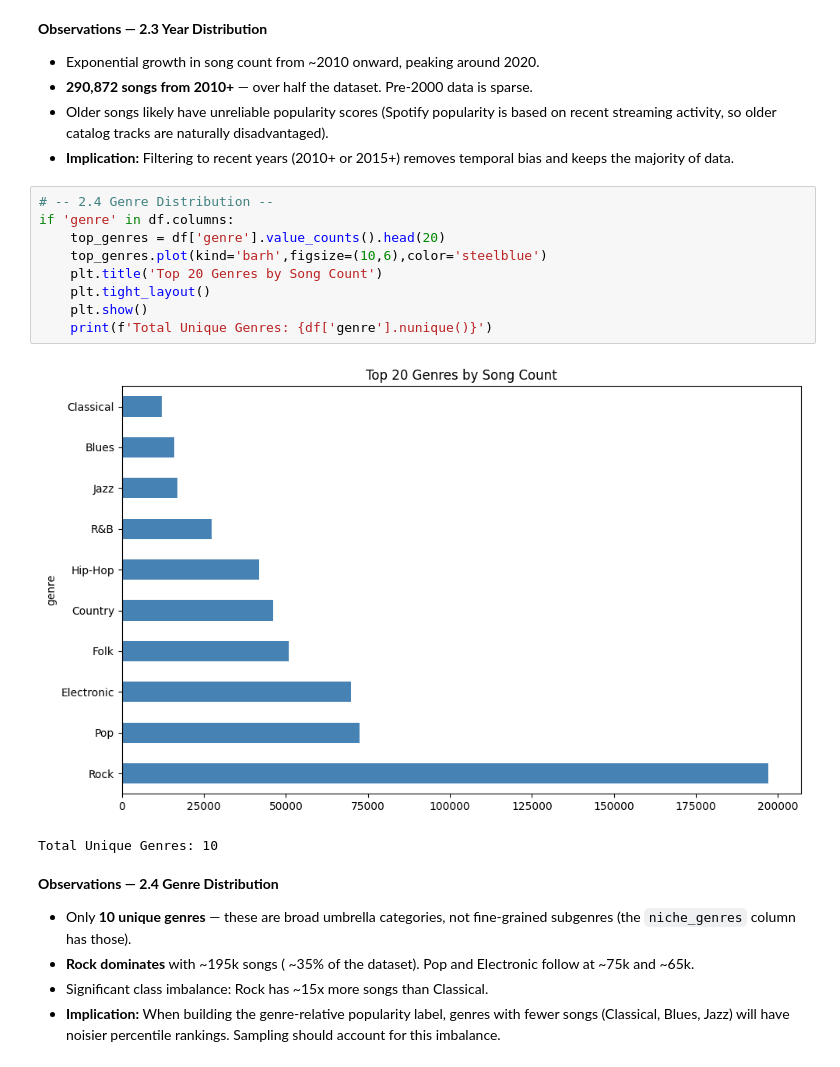
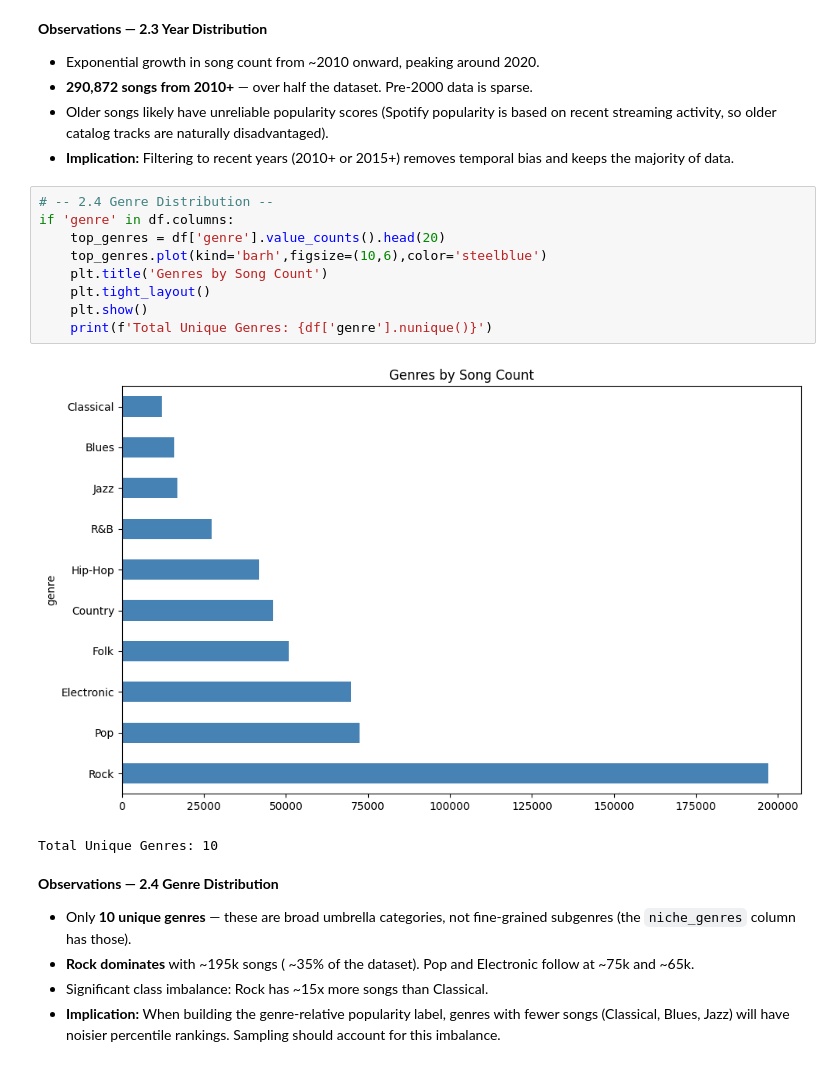
Before and after one commit to pqtch/spotifyDM, a Jupyter notebook: patch_spotify_analysis.ipynb, the cells around one changed output. Drawn from its saved outputs; the diff is of its cells as text.

```diff
--- a/patch_spotify_analysis.ipynb
+++ b/patch_spotify_analysis.ipynb
@@ -169,14 +175,14 @@ Songs from 2010 onward: 290,872
 # %%
 # -- 2.4 Genre Distribution --
 if 'genre' in df.columns:
     top_genres = df['genre'].value_counts().head(20)
     top_genres.plot(kind='barh',figsize=(10,6),color='steelblue')
-    plt.title('Top 20 Genres by Song Count')
+    plt.title('Genres by Song Count')
     plt.tight_layout()
     plt.show()
     print(f'Total Unique Genres: {df['genre'].nunique()}')
 # %% [output]
-[figure, old version]
+[figure, new version]
 Total Unique Genres: 10
 # %% [markdown]
 **Observations — 2.4 Genre Distribution**
```
Also changed, not shown: parts of 2 cells of this notebook.
